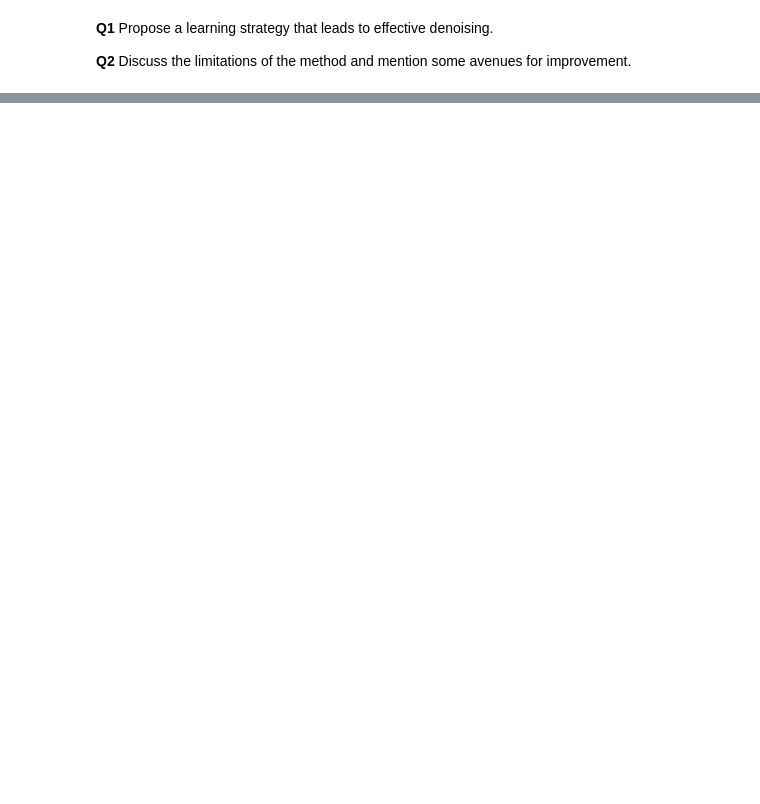
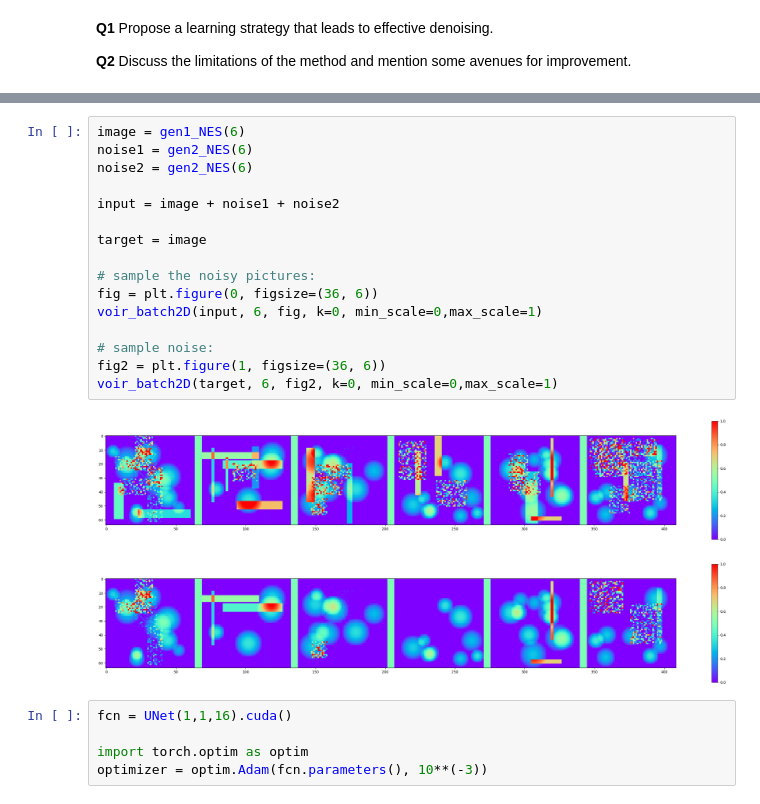
Before and after one commit to jramassa/ml-student, a Jupyter notebook: TP3/TP3_part2.ipynb, the cells around one changed output, grey strips where cells are left out. Cells and saved outputs as stored; diff of their text form; blank space fills up the shorter version.

```diff
--- a/TP3/TP3_part2.ipynb
+++ b/TP3/TP3_part2.ipynb
@@ -192,0 +204,24 @@ voir_batch2D(noise, 6, fig2, k=0, min_scale=0,max_scale=1)
+# %%
+image = gen1_NES(6)
+noise1 = gen2_NES(6)
+noise2 = gen2_NES(6)
+
+input = image + noise1 + noise2
+
+target = image
+
+# sample the noisy pictures:
+fig = plt.figure(0, figsize=(36, 6))
+voir_batch2D(input, 6, fig, k=0, min_scale=0,max_scale=1)
+
+# sample noise:
+fig2 = plt.figure(1, figsize=(36, 6))
+voir_batch2D(target, 6, fig2, k=0, min_scale=0,max_scale=1)
+# %% [output]
+[figure, added]
+[figure, added]
+# %%
+fcn = UNet(1,1,16).cuda()
+
+import torch.optim as optim
+optimizer = optim.Adam(fcn.parameters(), 10**(-3))
```
Also changed, not shown: parts of 10 cells of this notebook.
